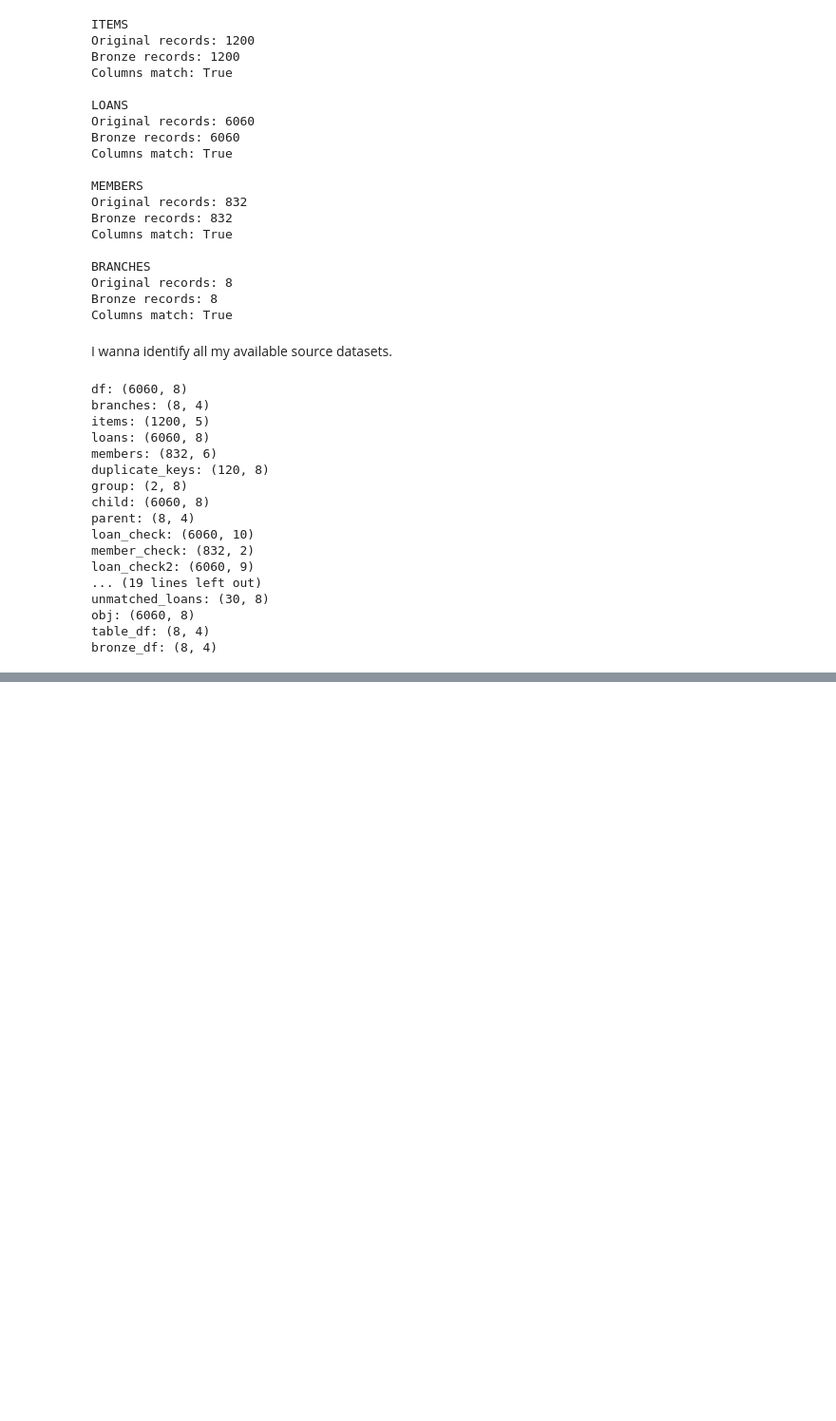
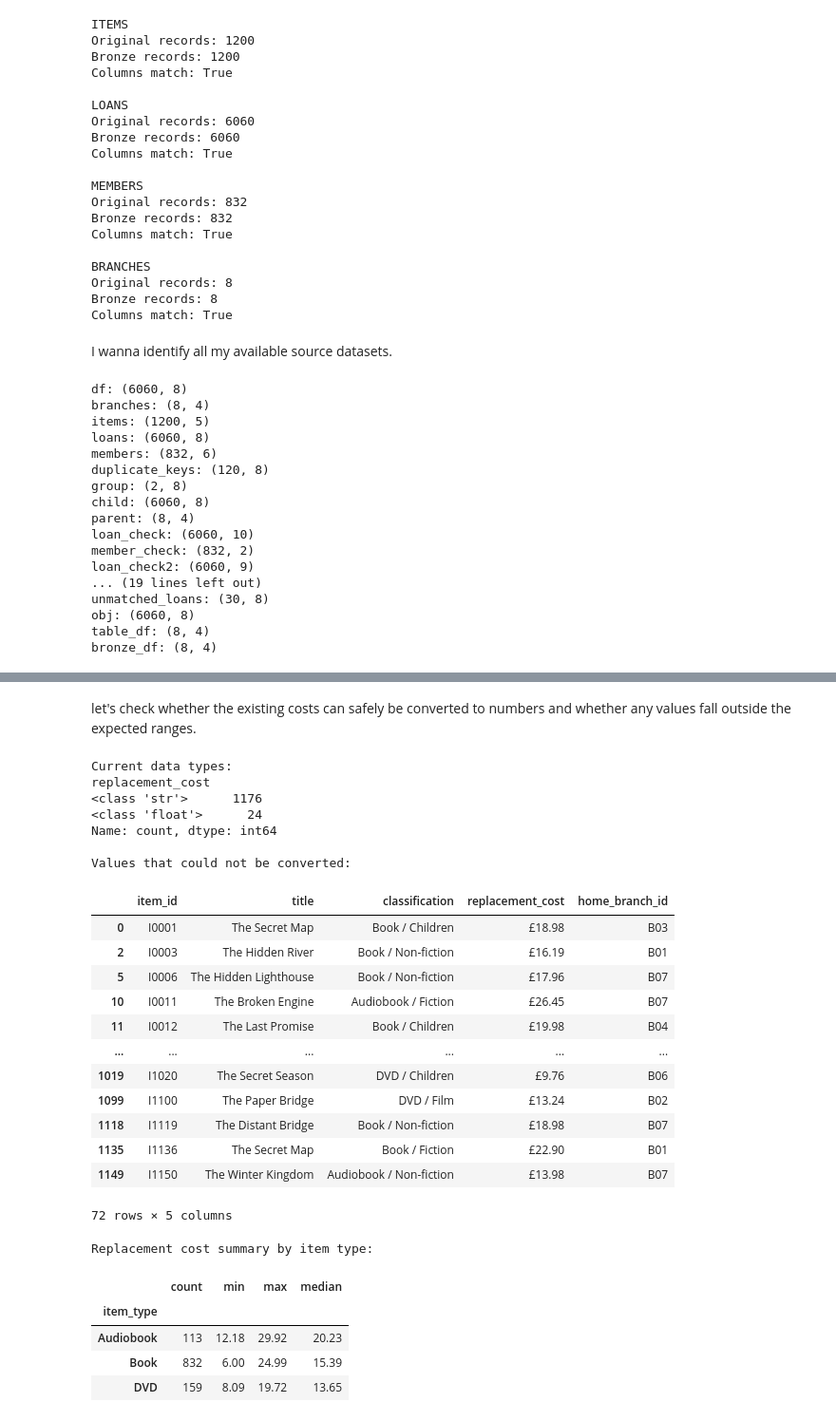
Before and after one commit to WingmanShi/library_data_generator, a Jupyter notebook: Copy_of_library_data_generator.ipynb, the cells around one changed output, grey strips where cells are left out. Shown at 95% size. Saved outputs shown, nothing was run; the diff lists cells and outputs as text; code cells hidden in the pictures; blank space fills up the shorter version.

```diff
--- a/Copy_of_library_data_generator.ipynb
+++ b/Copy_of_library_data_generator.ipynb
@@ -2492,0 +2587,65 @@ bronze_df: (8, 4)
+# %% [markdown]
+let's check whether the existing costs can safely be converted to numbers and whether any values fall outside the expected ranges.
+# %%
+# Check the current data types of replacement costs
+print("Current data types:")
+print(silver_items["replacement_cost"].map(type).value_counts())
+
+# Convert costs to numeric in a separate column for investigation
+cost_numeric = pd.to_numeric(
+    silver_items["replacement_cost"],
+    errors="coerce"
+)
+
+# Check whether any non-missing values failed conversion
+invalid_costs = silver_items[
+    silver_items["replacement_cost"].notna() &
+    cost_numeric.isna()
+]
+
+print("\nValues that could not be converted:")
+display(invalid_costs)
+
+# Join item types from the reference mapping
+items_with_type = silver_items.merge(
+    item_rules[["item_id", "item_type"]],
+    on="item_id",
+    how="left"
+)
+
+items_with_type["replacement_cost_numeric"] = cost_numeric
+
+# Summarise replacement costs by item type
+print("\nReplacement cost summary by item type:")
+display(
+    items_with_type.groupby("item_type")[
+        "replacement_cost_numeric"
+    ].agg(["count", "min", "max", "median"])
+)
+# %% [output]
+Current data types:
+replacement_cost
+<class 'str'>      1176
+<class 'float'>      24
+Name: count, dtype: int64
+
+Values that could not be converted:
+|  | item_id | title | classification | replacement_cost | home_branch_id |
+| 0 | I0001 | The Secret Map | Book / Children | £18.98 | B03 |
+| 2 | I0003 | The Hidden River | Book / Non-fiction | £16.19 | B01 |
+| 5 | I0006 | The Hidden Lighthouse | Book / Non-fiction | £17.96 | B07 |
+| 10 | I0011 | The Broken Engine | Audiobook / Fiction | £26.45 | B07 |
+| 11 | I0012 | The Last Promise | Book / Children | £19.98 | B04 |
+| ... | ... | ... | ... | ... | ... |
+| 1019 | I1020 | The Secret Season | DVD / Children | £9.76 | B06 |
+| 1099 | I1100 | The Paper Bridge | DVD / Film | £13.24 | B02 |
+| 1118 | I1119 | The Distant Bridge | Book / Non-fiction | £18.98 | B07 |
+| 1135 | I1136 | The Secret Map | Book / Fiction | £22.90 | B01 |
+| 1149 | I1150 | The Winter Kingdom | Audiobook / Non-fiction | £13.98 | B07 |
+72 rows × 5 columns
+Replacement cost summary by item type:
+|  | count | min | max | median |
+| item_type |  |  |  |  |
+| Audiobook | 113 | 12.18 | 29.92 | 20.23 |
+| Book | 832 | 6.00 | 24.99 | 15.39 |
+| DVD | 159 | 8.09 | 19.72 | 13.65 |
```
Also changed, not shown: parts of 26 cells of this notebook.
